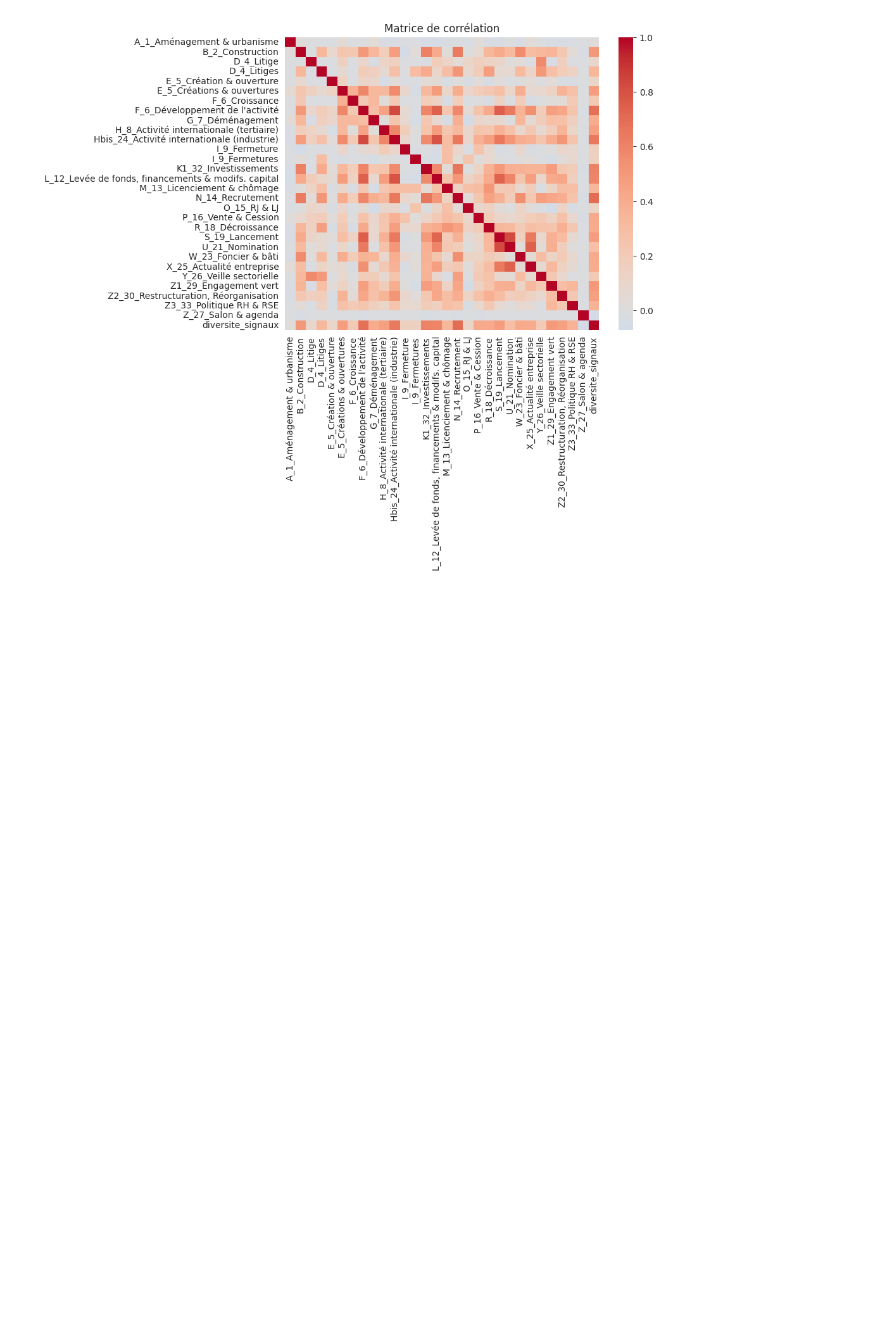
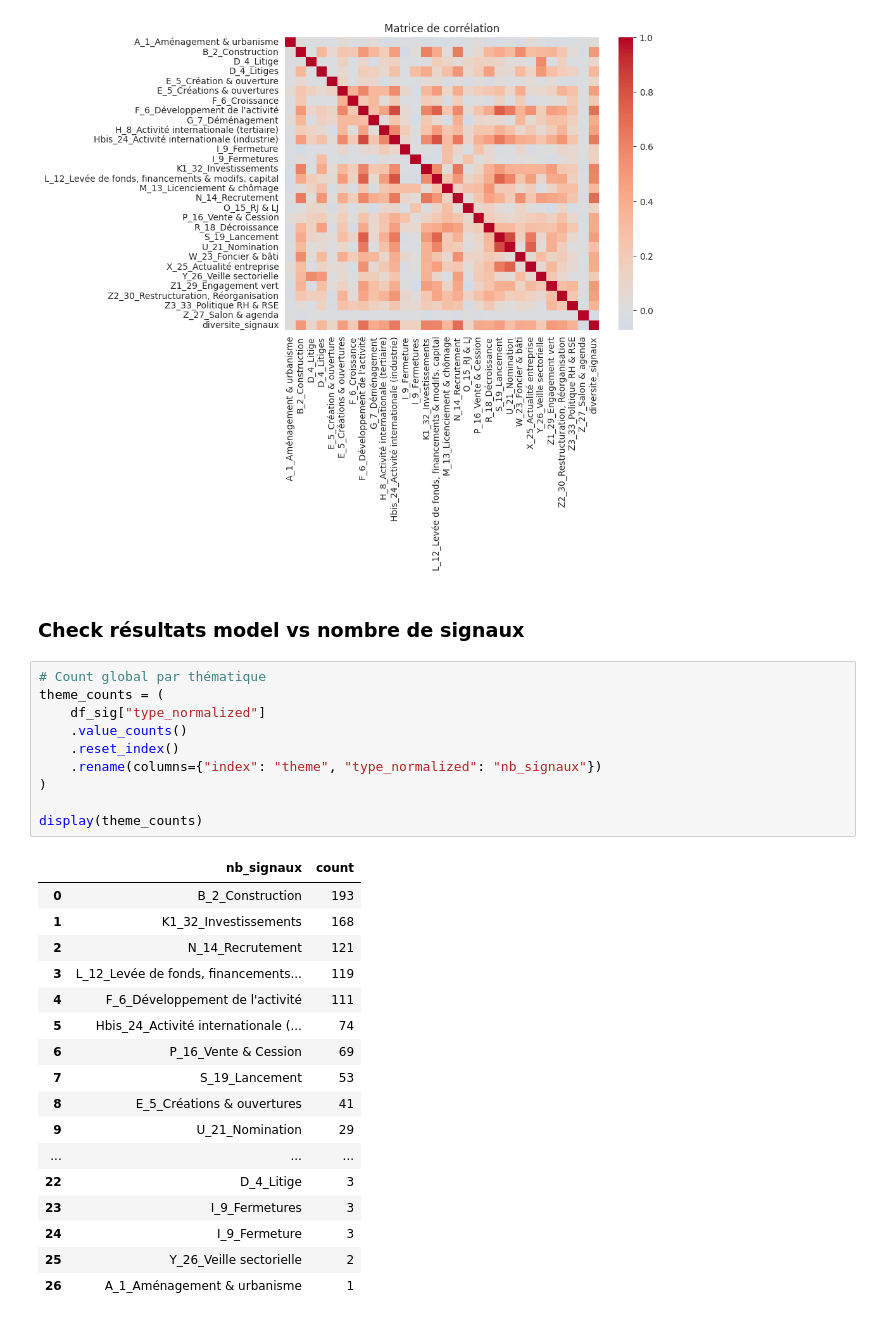
Before and after one commit to dev-labarre/ose-main, a Jupyter notebook: notebooks/Signal_Baseline_Model_v2.ipynb, the cells around one changed output. Saved outputs shown, nothing was run; the diff lists cells and outputs as text; blank space fills up the shorter version.

```diff
--- a/notebooks/Signal_Baseline_Model_v2.ipynb
+++ b/notebooks/Signal_Baseline_Model_v2.ipynb
@@ -796,3 +818,33 @@ plt.title("Matrice de corrélation")
 plt.show()
 # %% [output]
 [figure]
+# %% [markdown]
+### Check résultats model vs nombre de signaux
+# %%
+# Count global par thématique
+theme_counts = (
+    df_sig["type_normalized"]
+    .value_counts()
+    .reset_index()
+    .rename(columns={"index": "theme", "type_normalized": "nb_signaux"})
+)
+
+display(theme_counts)
+# %% [output]
+|  | nb_signaux | count |
+| 0 | B_2_Construction | 193 |
+| 1 | K1_32_Investissements | 168 |
+| 2 | N_14_Recrutement | 121 |
+| 3 | L_12_Levée de fonds, financements... | 119 |
+| 4 | F_6_Développement de l'activité | 111 |
+| 5 | Hbis_24_Activité internationale (... | 74 |
+| 6 | P_16_Vente & Cession | 69 |
+| 7 | S_19_Lancement | 53 |
+| 8 | E_5_Créations & ouvertures | 41 |
+| 9 | U_21_Nomination | 29 |
+| ... | ... | ... |
+| 22 | D_4_Litige | 3 |
+| 23 | I_9_Fermetures | 3 |
+| 24 | I_9_Fermeture | 3 |
+| 25 | Y_26_Veille sectorielle | 2 |
+| 26 | A_1_Aménagement & urbanisme | 1 |
```
Also changed, not shown: parts of 3 cells of this notebook.
